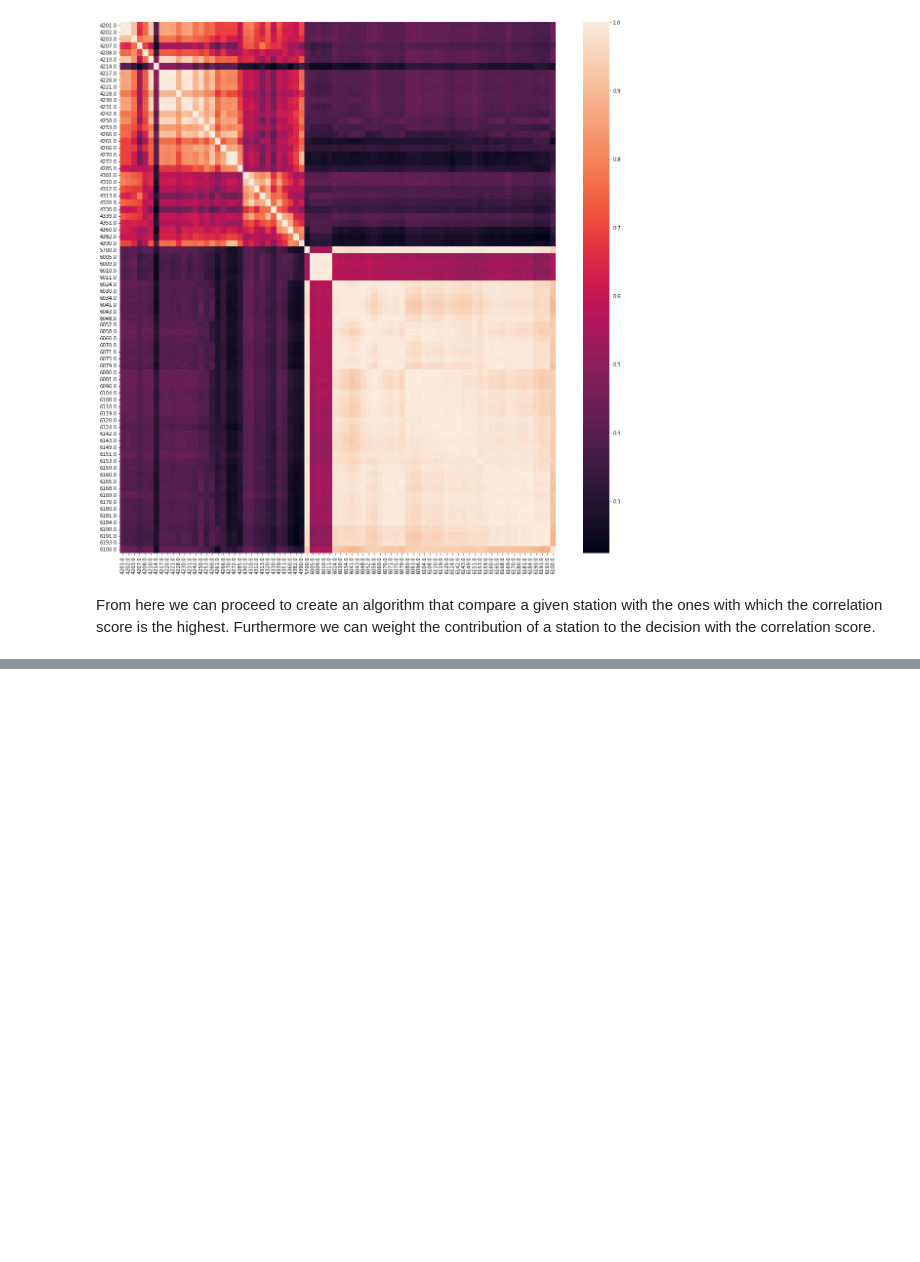
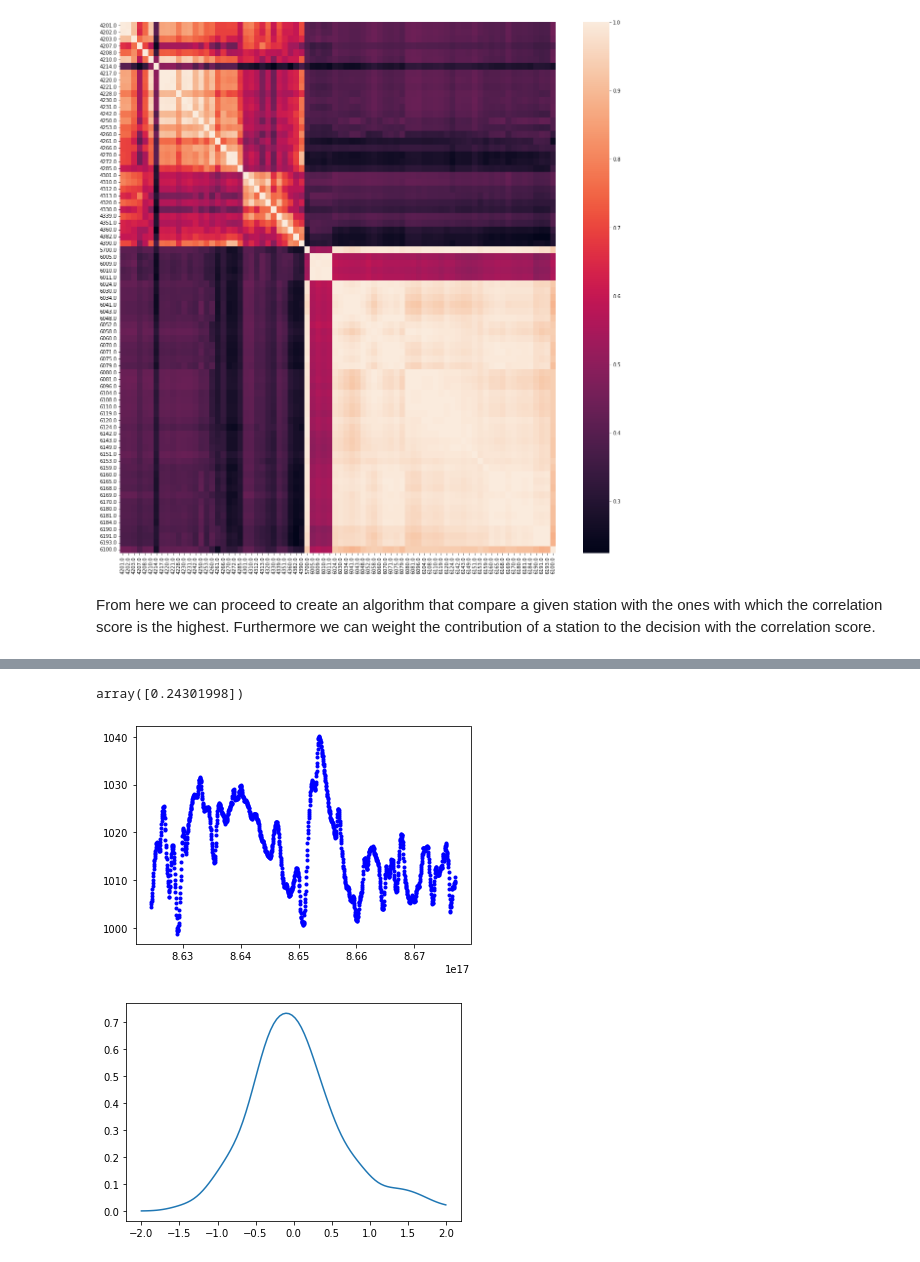
Before and after one commit to tomasfbouvier/Meteorological_Data_quality_assesment, a Jupyter notebook: pressure_check.ipynb, the cells around one changed output, grey strips where cells are left out. Drawn from its saved outputs; the diff is of its cells as text; code cells hidden in the pictures; blank space fills up the shorter version.

Commit message:
tried to implement a first spatial check but not convinced about certain details. Specially when it comes to merge the probability outputs

```diff
--- a/pressure_check.ipynb
+++ b/pressure_check.ipynb
@@ -514,0 +606,15 @@ From here we can proceed to create an algorithm that compare a given station wit
+# %%
+plt.plot(x,y, 'b.')
+
+xrange=np.linspace(-2.,2., 100)
+#create_probability(4221,4220)
+
+plt.figure()
+plt.plot(xrange, create_probability(4220,4221).evaluate(xrange))
+
+
+create_probability(4220,4221)(0.7)
+# %% [output]
+array([0.24301998])
+[figure, added]
+[figure, added]
```
Also changed, not shown: parts of 5 cells of this notebook.
